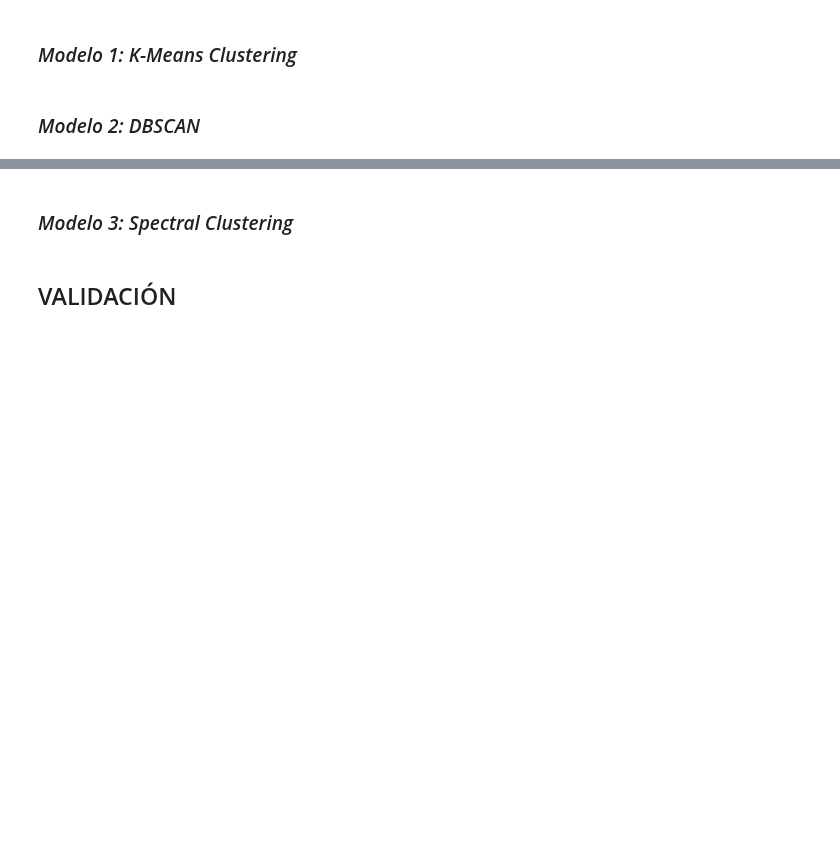
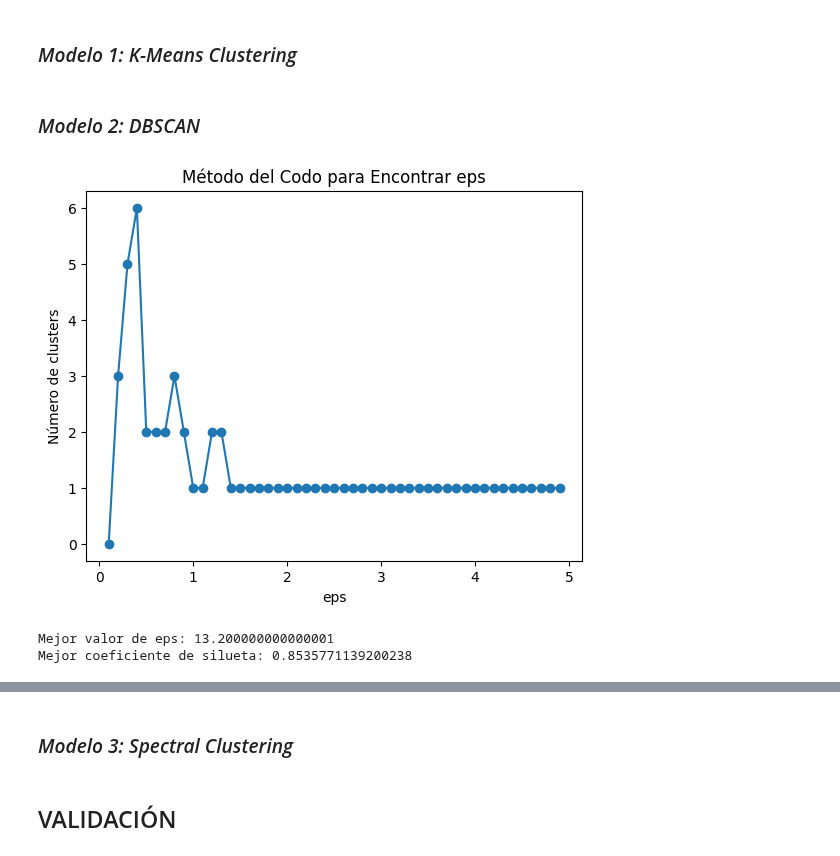
Before and after one commit to Feru34/Trabajos-BI, a Jupyter notebook: LAB1_BI.ipynb, the cells around one changed output, grey strips where cells are left out. Saved outputs shown, nothing was run; the diff lists cells and outputs as text; code cells hidden in the pictures; blank space fills up the shorter version.

Commit message:
DBSCAN Done Without Anallysis

```diff
--- a/LAB1_BI.ipynb
+++ b/LAB1_BI.ipynb
@@ -67,9 +70,9 @@ import numpy as np
 #Luis
 #df = pd.read_csv('/202410_Laboratorio 1 - Agrupación_Customer_Data.csv',sep=',')
 #Santiago
-#df = pd.read_csv('202410_Laboratorio 1 - Agrupación_Customer_Data.csv',sep=',')
+df = pd.read_csv('202410_Laboratorio 1 - Agrupación_Customer_Data.csv',sep=',')
 #Felipe
-df = pd.read_csv('202410_Laboratorio 1 - Agrupación_Customer_Data (1).csv',sep=',')
+#df = pd.read_csv('202410_Laboratorio 1 - Agrupación_Customer_Data (1).csv',sep=',')
 # %% [markdown]
 A continuación se muestran los diferentes tipos de datos que hay en la tabla, los valores no nulos que tienen y a que columnas corresponden.
 # %%
@@ -417,0 +425,3 @@ df_clean.describe()
+# %%
+scaler = StandardScaler()
+df_standardized = scaler.fit_transform(df_clean)
@@ -418,3 +434,7 @@ df_clean.describe()
+# %%
+df_kmeans = df_standardized
+df_dbscan = df_standardized
+df_sc = df_standardized
 # %% [markdown]
 ## MODELAMIENTO
 # %% [markdown]
@@ -423,3 +443,47 @@ Se van a utilizar 3 modelos de agrupación para estos datos
 ### *Modelo 1: K-Means Clustering*
 # %% [markdown]
 ### *Modelo 2: DBSCAN*
+# %%
+import numpy as np
+import matplotlib.pyplot as plt
+from sklearn.cluster import DBSCAN
+
+def plot_eps_elbow(data, min_eps=0.1, max_eps=5, step=0.1):
+    eps_values = np.arange(min_eps, max_eps, step)
+    num_clusters = []
+    for eps in eps_values:
+        dbscan = DBSCAN(eps=eps, min_samples=28).fit(data)
+        num_clusters.append(len(set(dbscan.labels_)) - (1 if -1 in dbscan.labels_ else 0))
+
+    plt.plot(eps_values, num_clusters, 'o-')
+    plt.title('Método del Codo para Encontrar eps')
+    plt.xlabel('eps')
+    plt.ylabel('Número de clusters')
+    plt.show()
+
+plot_eps_elbow(df_kmeans)
+# %% [output]
+[figure, added]
+# %%
+from sklearn.metrics import silhouette_score
+
+def find_best_eps(data, min_eps=0.1, max_eps=15, step=0.1):
+    best_score = -1
+    best_eps = None
+    for eps in np.arange(min_eps, max_eps, step):
+        dbscan = DBSCAN(eps=eps, min_samples=28).fit(data)
+        labels = dbscan.labels_
+        if len(set(labels)) == 1 and -1 in labels:
+            continue
+        score = silhouette_score(data, labels)
+        if score > best_score:
+            best_score = score
+            best_eps = eps
+    return best_eps, best_score
+
+best_eps, best_score = find_best_eps(df_kmeans)
+print("Mejor valor de eps:", best_eps)
+print("Mejor coeficiente de silueta:", best_score)
+# %% [output]
+Mejor valor de eps: 13.200000000000001
+Mejor coeficiente de silueta: 0.8535771139200238
```
Also changed, not shown: parts of 7 cells of this notebook.
